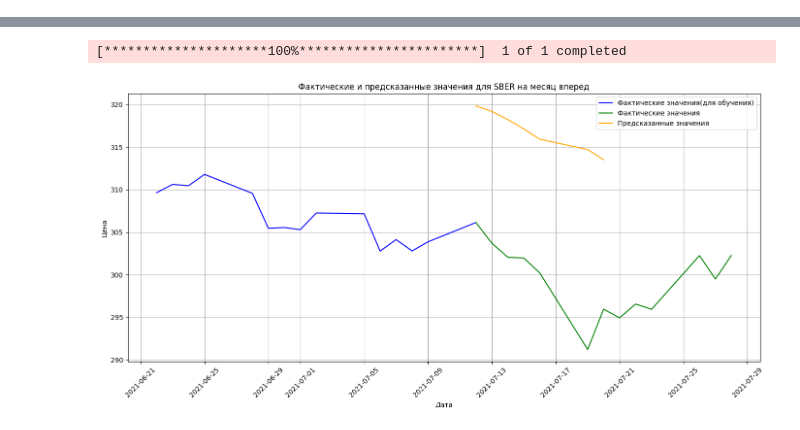
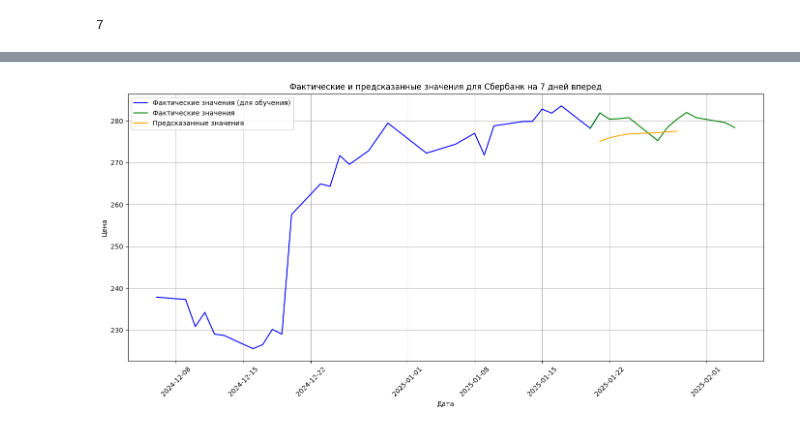
Before and after one commit to RomkaLutsenko/stocks-app, a Jupyter notebook: Магистерская_LSTM_Акции.ipynb, the cells around one changed output, grey strips where cells are left out. Drawn from its saved outputs; the diff is of its cells as text; code cells hidden in the pictures.

```diff
--- a/Магистерская_LSTM_Акции.ipynb
+++ b/Магистерская_LSTM_Акции.ipynb
@@ -254,0 +230,4 @@ df
+# %%
+# Системные настройки
+epochs = 80
+API_KEY  = "t.BtkoR-J4W1Zv_ZLwNySaplKK3BDC3NnDQk0RGbnx9U57uiREVKsVDYQbq7lasJzEFN4EwUtO7c_FtrJkCRhCag"
@@ -254,0 +387,6 @@ df
+# %%
+# Сбор данных по  макроиндикаторам
+macro_data = load_macro_data(selected_macro, learning_start_date, learning_end_date)
+# Удаляем строки, где есть хотя бы одно NaN
+macro_data = macro_data.dropna(how='any')
+print(macro_data)
@@ -254,0 +397,4 @@ df
+# %%
+# Объединяем с макроэкономическими данными
+df = pd.concat([stock_data, macro_data], axis=1).dropna()
+df
@@ -289,11 +450,12 @@ class StopOnValLossIncreaseOrThreshold(Callback):
             print(f'\nStopping early as val_loss increased while loss decreased for {self.patience} epochs.')
             self.model.stop_training = True
 # %%
-data_scaled = df.values
-
 # Нормализация данных
 scaler = MinMaxScaler(feature_range=(0, 1))
-data_scaled = scaler.fit_transform(data_scaled)
+data_scaled = scaler.fit_transform(df.values)
+print(forecast_days)
+# %% [output]
+7
 # %%
 # Создание тренировочного набора данных
 look_back = 60
@@ -352,37 +514,54 @@ for _ in range(forecast_days):  # Прогнозирование на forecast_d
     # Обновляем окно данных, удаляя первую строку и добавляя новое предсказание
     last_window = np.vstack((last_window[1:], new_row))
 
-    # Дообучение модели на новом предсказании (опционально)
-    x_new = last_window[:-1].reshape(1, look_back - 1, x_train.shape[2])
-    y_new = np.array([prediction[0][0]])
-    #model.fit(x_new, y_new, epochs=1, batch_size=1, verbose=0)
-
 # Обратное преобразование предсказанных значений
 predictions = np.array(predictions).reshape(-1, 1)
 predictions_original_scale = scaler.inverse_transform(
     np.hstack([predictions, np.zeros((len(predictions), x_train.shape[2]-1))])
 )[:, 0]
 
-predictions_original_scale += 60
+# Загрузка фактических данных
+forecast_end_extended = forecast_end_date + timedelta(days=left_right_range)
+all_actual_candles = []
 
-# Загрузка фактических данных
-actual_data = yf.download(ticker + '.ME', start='2021-07-12', end='2021-07-29')
-actual_prices = actual_data['Close'].values
+with Client(API_KEY) as client:
+    for period_start, period_end in daterange(forecast_start_date, forecast_end_extended, max_period):
+        try:
+            response = client.market_data.get_candles(
+                figi=ticker['symbol'],
+                from_=period_start,
+                to=period_end,
+                interval=CandleInterval.CANDLE_INTERVAL_DAY
+            )
+            if response.candles:
+                all_actual_candles.extend(response.candles)
+            print(f"Получены свечи с {period_start} по {period_end}")
+        except Exception as e:
+            print(f"Ошибка при запросе свечей с {period_start} по {period_end}: {e}")
+
+actual_data = {
+    candle.time.date(): candle.close.units + candle.close.nano / 1_000_000_000
+    for candle in all_actual_candles
+}
+
+actual_df = pd.DataFrame.from_dict(actual_data, orient="index", columns=[ticker["name"]])
+actual_df.index.name = "Date"
+
+ticker_name = ticker['name']
+actual_prices = actual_df[ticker_name].values
 
 # Построение графика
 plt.figure(figsize=(14, 7))
-
 # Фактические значения на графике (последние 15)
-plt.plot(df.index[-15:], df['Close'][-15:], label='Фактические значения(для обучения)', color='blue')
-
+plt.plot(df.index[-left_right_range:], df[ticker_name].iloc[-left_right_range:], label='Фактические значения (для обучения)', color='blue')
 # Фактические данные для периода 2021-11-01 по 2021-12-01
-plt.plot(actual_data.index, actual_prices, label='Фактические значения', color='green')
+plt.plot(actual_df.index, actual_prices, label='Фактические значения', color='green')
 
 # Предсказанные значения на графике
-forecast_dates = pd.date_range(start='2021-07-12', periods=forecast_days, freq='B')
+forecast_dates = pd.date_range(start=forecast_start_date, periods=forecast_days, freq='B')
 plt.plot(forecast_dates, predictions_original_scale, label='Предсказанные значения', color='orange')
 
-plt.title(f'Фактические и предсказанные значения для {ticker} на месяц вперед')
+plt.title(f'Фактические и предсказанные значения для {ticker_name} на {forecast_days} дней вперед')
 plt.xlabel('Дата')
 plt.ylabel('Цена')
 plt.legend()
@@ -413,2 +592 @@ Stopping early because val_loss reached below 0.002.
-[*********************100%***********************]  1 of 1 completed
-[figure, old version]
+[figure, new version]
```
Also changed, not shown: parts of 25 cells of this notebook, 7 other files.
